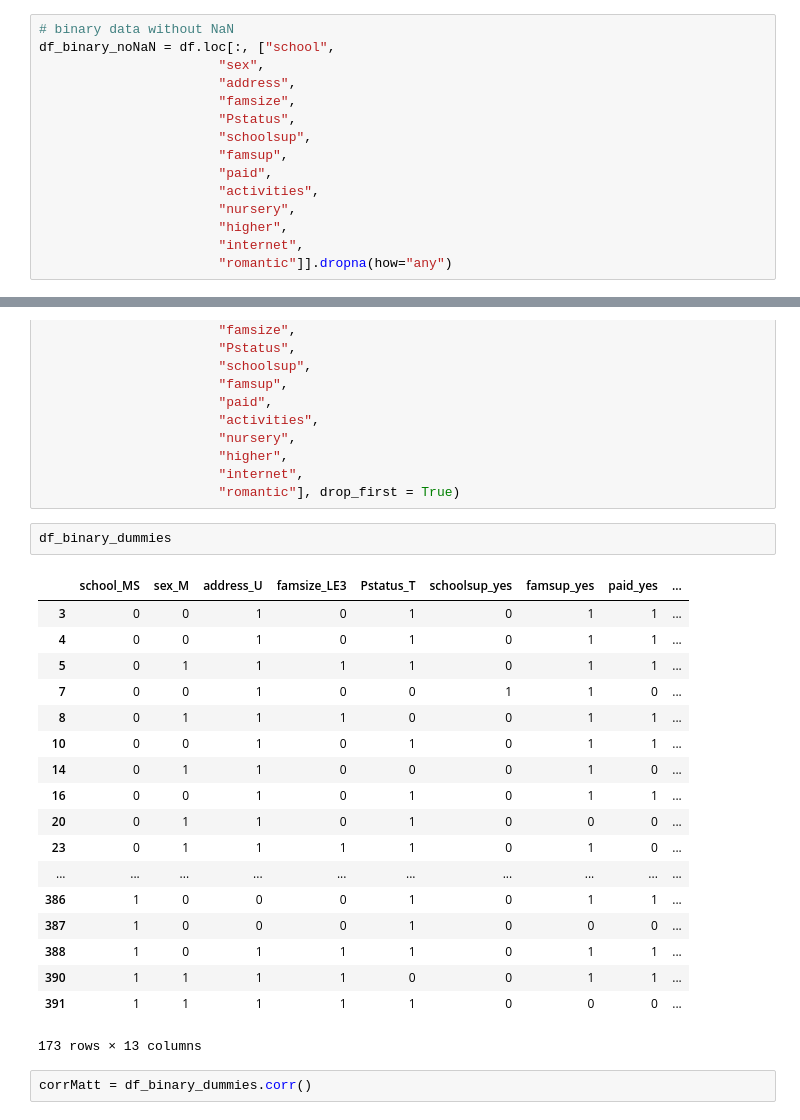
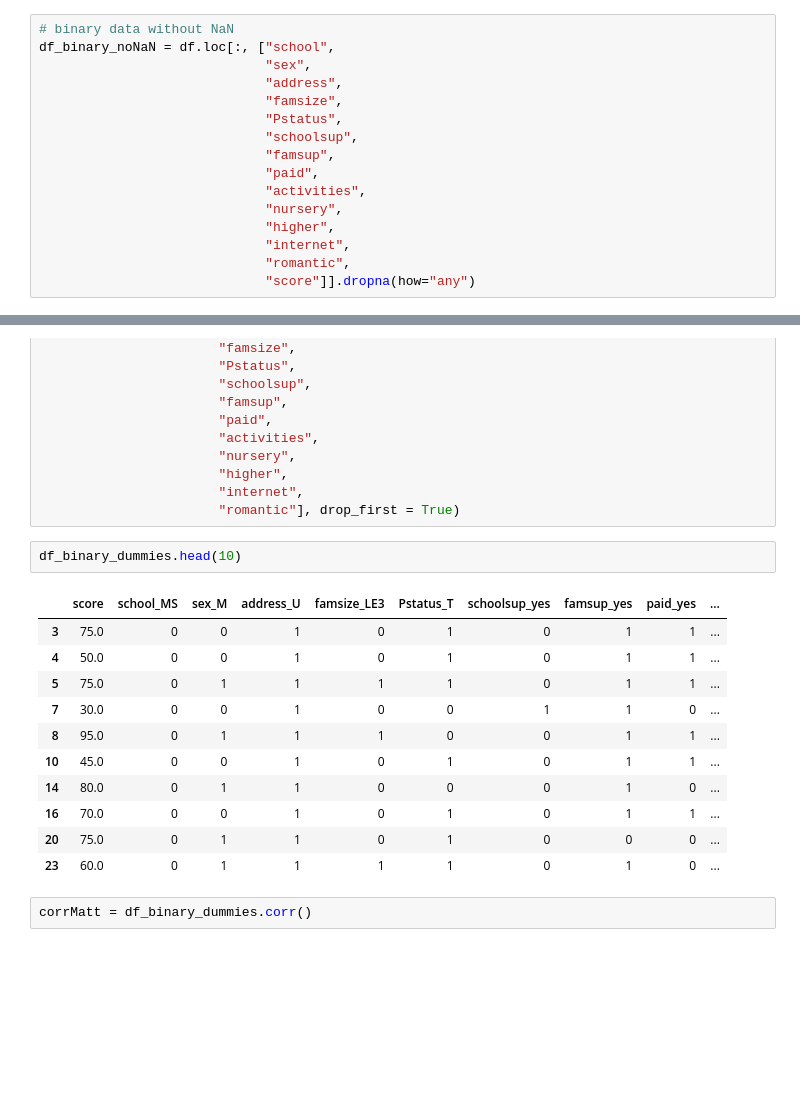
Before and after one commit to artkel/module_2, a Jupyter notebook: EDA_UNICEF.ipynb, the cells around one changed output, grey strips where cells are left out. Cells and saved outputs as stored; diff of their text form; blank space fills up the shorter version.

Commit message:
working with NaNs (binary data)

```diff
--- a/EDA_UNICEF.ipynb
+++ b/EDA_UNICEF.ipynb
@@ -173,18 +169,19 @@ df_binary = df.loc[:, ["school",
 # %%
 # binary data without NaN
 df_binary_noNaN = df.loc[:, ["school",
-                       "sex",
-                       "address",
-                       "famsize",
-                       "Pstatus",
-                       "schoolsup",
-                       "famsup",
-                       "paid",
-                       "activities",
-                       "nursery",
-                       "higher",
-                       "internet",
-                       "romantic"]].dropna(how="any")
+                             "sex",
+                             "address",
+                             "famsize",
+                             "Pstatus",
+                             "schoolsup",
+                             "famsup",
+                             "paid",
+                             "activities",
+                             "nursery",
+                             "higher",
+                             "internet",
+                             "romantic",
+                             "score"]].dropna(how="any")
 # %%
 df_binary_noNaN.shape
 # %% [output]
@@ -205,26 +202,19 @@ df_binary_dummies = pd.get_dummies(df_binary_noNaN, columns=["school",
                        "internet",
                        "romantic"], drop_first = True)
 # %%
-df_binary_dummies
+df_binary_dummies.head(10)
 # %% [output]
-|  | school_MS | sex_M | address_U | famsize_LE3 | Pstatus_T | schoolsup_yes | famsup_yes | paid_yes | ... |
-| 3 | 0 | 0 | 1 | 0 | 1 | 0 | 1 | 1 | ... |
-| 4 | 0 | 0 | 1 | 0 | 1 | 0 | 1 | 1 | ... |
-| 5 | 0 | 1 | 1 | 1 | 1 | 0 | 1 | 1 | ... |
-| 7 | 0 | 0 | 1 | 0 | 0 | 1 | 1 | 0 | ... |
-| 8 | 0 | 1 | 1 | 1 | 0 | 0 | 1 | 1 | ... |
-| 10 | 0 | 0 | 1 | 0 | 1 | 0 | 1 | 1 | ... |
-| 14 | 0 | 1 | 1 | 0 | 0 | 0 | 1 | 0 | ... |
-| 16 | 0 | 0 | 1 | 0 | 1 | 0 | 1 | 1 | ... |
-| 20 | 0 | 1 | 1 | 0 | 1 | 0 | 0 | 0 | ... |
-| 23 | 0 | 1 | 1 | 1 | 1 | 0 | 1 | 0 | ... |
-| ... | ... | ... | ... | ... | ... | ... | ... | ... | ... |
-| 386 | 1 | 0 | 0 | 0 | 1 | 0 | 1 | 1 | ... |
-| 387 | 1 | 0 | 0 | 0 | 1 | 0 | 0 | 0 | ... |
-| 388 | 1 | 0 | 1 | 1 | 1 | 0 | 1 | 1 | ... |
-| 390 | 1 | 1 | 1 | 1 | 0 | 0 | 1 | 1 | ... |
-| 391 | 1 | 1 | 1 | 1 | 1 | 0 | 0 | 0 | ... |
+|  | score | school_MS | sex_M | address_U | famsize_LE3 | Pstatus_T | schoolsup_yes | famsup_yes | paid_yes | ... |
+| 3 | 75.0 | 0 | 0 | 1 | 0 | 1 | 0 | 1 | 1 | ... |
+| 4 | 50.0 | 0 | 0 | 1 | 0 | 1 | 0 | 1 | 1 | ... |
+| 5 | 75.0 | 0 | 1 | 1 | 1 | 1 | 0 | 1 | 1 | ... |
+| 7 | 30.0 | 0 | 0 | 1 | 0 | 0 | 1 | 1 | 0 | ... |
+| 8 | 95.0 | 0 | 1 | 1 | 1 | 0 | 0 | 1 | 1 | ... |
+| 10 | 45.0 | 0 | 0 | 1 | 0 | 1 | 0 | 1 | 1 | ... |
+| 14 | 80.0 | 0 | 1 | 1 | 0 | 0 | 0 | 1 | 0 | ... |
+| 16 | 70.0 | 0 | 0 | 1 | 0 | 1 | 0 | 1 | 1 | ... |
+| 20 | 75.0 | 0 | 1 | 1 | 0 | 1 | 0 | 0 | 0 | ... |
+| 23 | 60.0 | 0 | 1 | 1 | 1 | 1 | 0 | 1 | 0 | ... |
-173 rows × 13 columns
 # %%
 corrMatt = df_binary_dummies.corr()
 # %%
```
Also changed, not shown: parts of 30 cells of this notebook.
